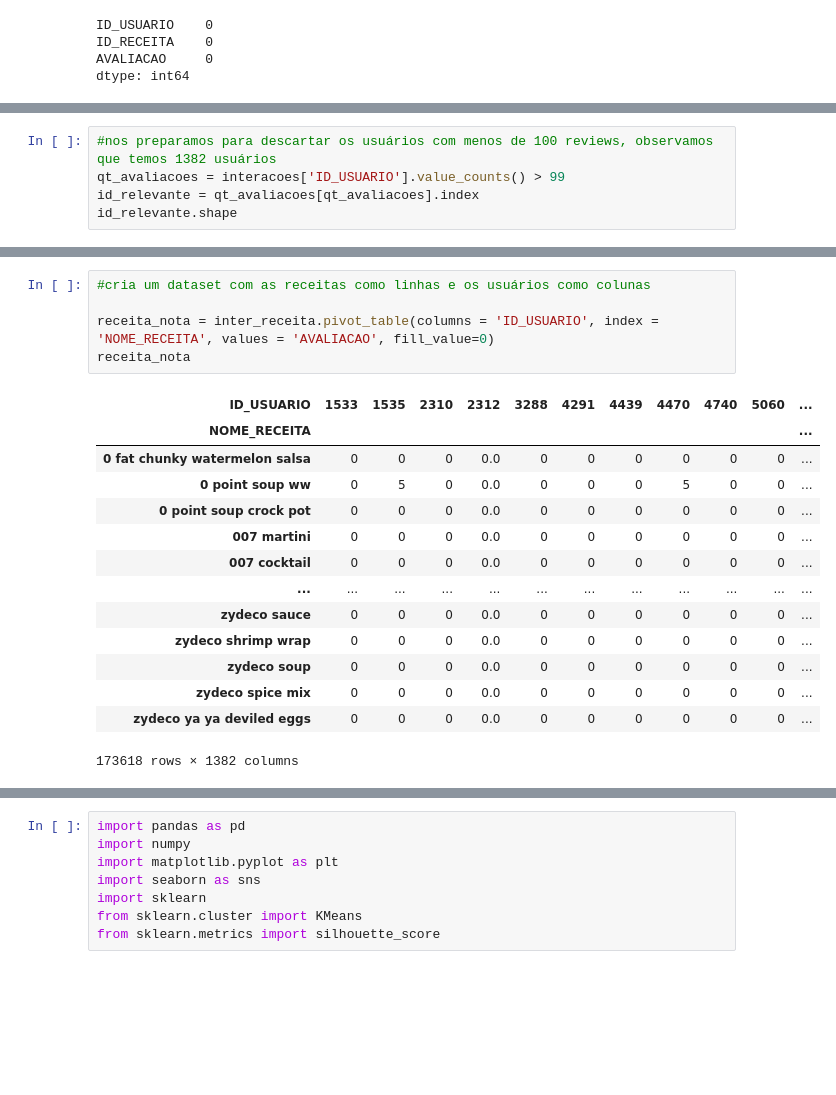
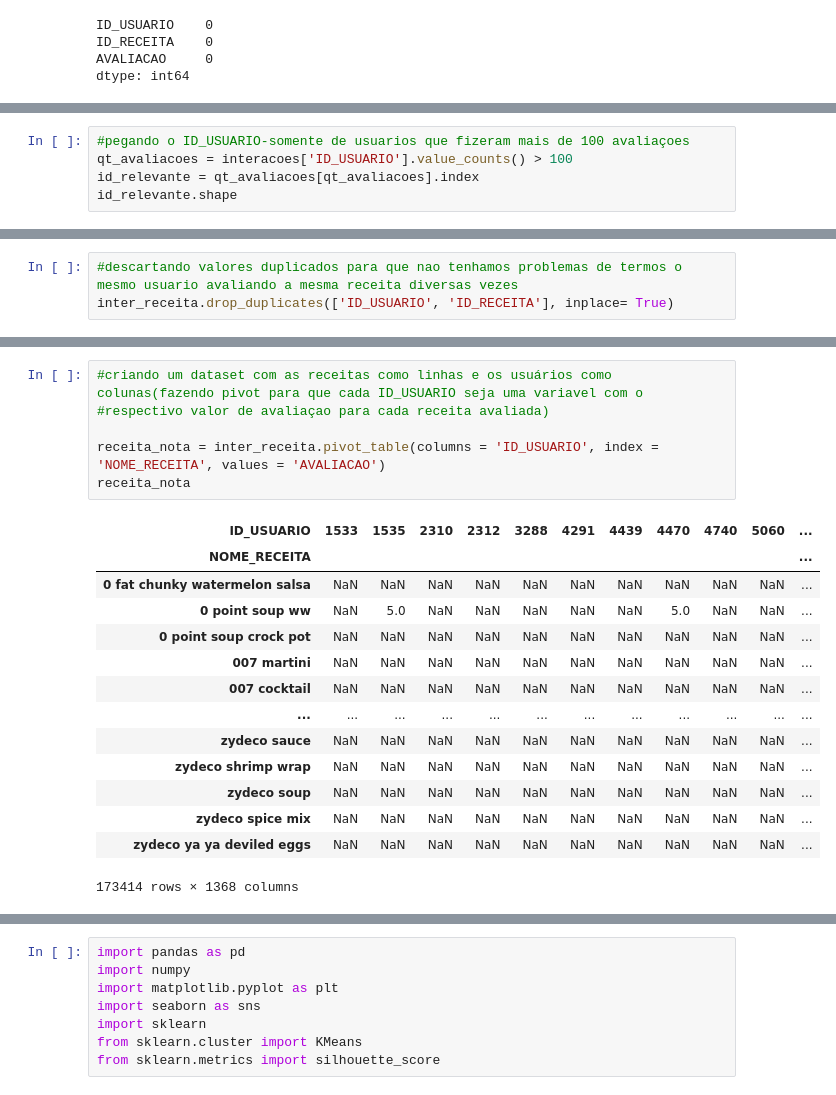
Before and after one commit to PedroCosDi/ProjetoAplicadoMack3, a Jupyter notebook: Etapa 2/projeto3_modelo.ipynb, the cells around one changed output, grey strips where cells are left out. Drawn from its saved outputs; the diff is of its cells as text; blank space fills up the shorter version.

```diff
--- a/Etapa 2/projeto3_modelo.ipynb
+++ b/Etapa 2/projeto3_modelo.ipynb
@@ -90,8 +79,8 @@ interacoes['ID_USUARIO'].value_counts()
 2001868099       1
 Name: ID_USUARIO, Length: 226570, dtype: int64
 # %%
-#nos preparamos para descartar os usuários com menos de 100 reviews, observamos que temos 1382 usuários
-qt_avaliacoes = interacoes['ID_USUARIO'].value_counts() > 99
+#pegando o ID_USUARIO-somente de usuarios que fizeram mais de 100 avaliaçoes
+qt_avaliacoes = interacoes['ID_USUARIO'].value_counts() > 100
 id_relevante = qt_avaliacoes[qt_avaliacoes].index
 id_relevante.shape
 # %% [output]
@@ -160,0 +226,3 @@ inter_receita
+# %%
+#descartando valores duplicados para que nao tenhamos problemas de termos o mesmo usuario avaliando a mesma receita diversas vezes
+inter_receita.drop_duplicates(['ID_USUARIO', 'ID_RECEITA'], inplace= True)
@@ -164,20 +246,21 @@ del inter_receita['ID_RECEITA']
 # %%
-#cria um dataset com as receitas como linhas e os usuários como colunas
+#criando um dataset com as receitas como linhas e os usuários como colunas(fazendo pivot para que cada ID_USUARIO seja uma variavel com o
+#respectivo valor de avaliaçao para cada receita avaliada)
 
-receita_nota = inter_receita.pivot_table(columns = 'ID_USUARIO', index = 'NOME_RECEITA', values = 'AVALIACAO', fill_value=0)
+receita_nota = inter_receita.pivot_table(columns = 'ID_USUARIO', index = 'NOME_RECEITA', values = 'AVALIACAO')
 receita_nota
 # %% [output]
 | ID_USUARIO | 1533 | 1535 | 2310 | 2312 | 3288 | 4291 | 4439 | 4470 | 4740 | 5060 | ... |
 | NOME_RECEITA |  |  |  |  |  |  |  |  |  |  | ... |
-| 0 fat chunky watermelon salsa | 0 | 0 | 0 | 0.0 | 0 | 0 | 0 | 0 | 0 | 0 | ... |
-| 0 point soup ww | 0 | 5 | 0 | 0.0 | 0 | 0 | 0 | 5 | 0 | 0 | ... |
-| 0 point soup crock pot | 0 | 0 | 0 | 0.0 | 0 | 0 | 0 | 0 | 0 | 0 | ... |
-| 007 martini | 0 | 0 | 0 | 0.0 | 0 | 0 | 0 | 0 | 0 | 0 | ... |
-| 007 cocktail | 0 | 0 | 0 | 0.0 | 0 | 0 | 0 | 0 | 0 | 0 | ... |
+| 0 fat chunky watermelon salsa | NaN | NaN | NaN | NaN | NaN | NaN | NaN | NaN | NaN | NaN | ... |
+| 0 point soup ww | NaN | 5.0 | NaN | NaN | NaN | NaN | NaN | 5.0 | NaN | NaN | ... |
+| 0 point soup crock pot | NaN | NaN | NaN | NaN | NaN | NaN | NaN | NaN | NaN | NaN | ... |
+| 007 martini | NaN | NaN | NaN | NaN | NaN | NaN | NaN | NaN | NaN | NaN | ... |
+| 007 cocktail | NaN | NaN | NaN | NaN | NaN | NaN | NaN | NaN | NaN | NaN | ... |
 | ... | ... | ... | ... | ... | ... | ... | ... | ... | ... | ... | ... |
-| zydeco sauce | 0 | 0 | 0 | 0.0 | 0 | 0 | 0 | 0 | 0 | 0 | ... |
-| zydeco shrimp wrap | 0 | 0 | 0 | 0.0 | 0 | 0 | 0 | 0 | 0 | 0 | ... |
-| zydeco soup | 0 | 0 | 0 | 0.0 | 0 | 0 | 0 | 0 | 0 | 0 | ... |
-| zydeco spice mix | 0 | 0 | 0 | 0.0 | 0 | 0 | 0 | 0 | 0 | 0 | ... |
-| zydeco ya ya deviled eggs | 0 | 0 | 0 | 0.0 | 0 | 0 | 0 | 0 | 0 | 0 | ... |
+| zydeco sauce | NaN | NaN | NaN | NaN | NaN | NaN | NaN | NaN | NaN | NaN | ... |
+| zydeco shrimp wrap | NaN | NaN | NaN | NaN | NaN | NaN | NaN | NaN | NaN | NaN | ... |
+| zydeco soup | NaN | NaN | NaN | NaN | NaN | NaN | NaN | NaN | NaN | NaN | ... |
+| zydeco spice mix | NaN | NaN | NaN | NaN | NaN | NaN | NaN | NaN | NaN | NaN | ... |
+| zydeco ya ya deviled eggs | NaN | NaN | NaN | NaN | NaN | NaN | NaN | NaN | NaN | NaN | ... |
-173618 rows × 1382 columns
+173414 rows × 1368 columns
```
Also changed, not shown: parts of 39 cells of this notebook.
